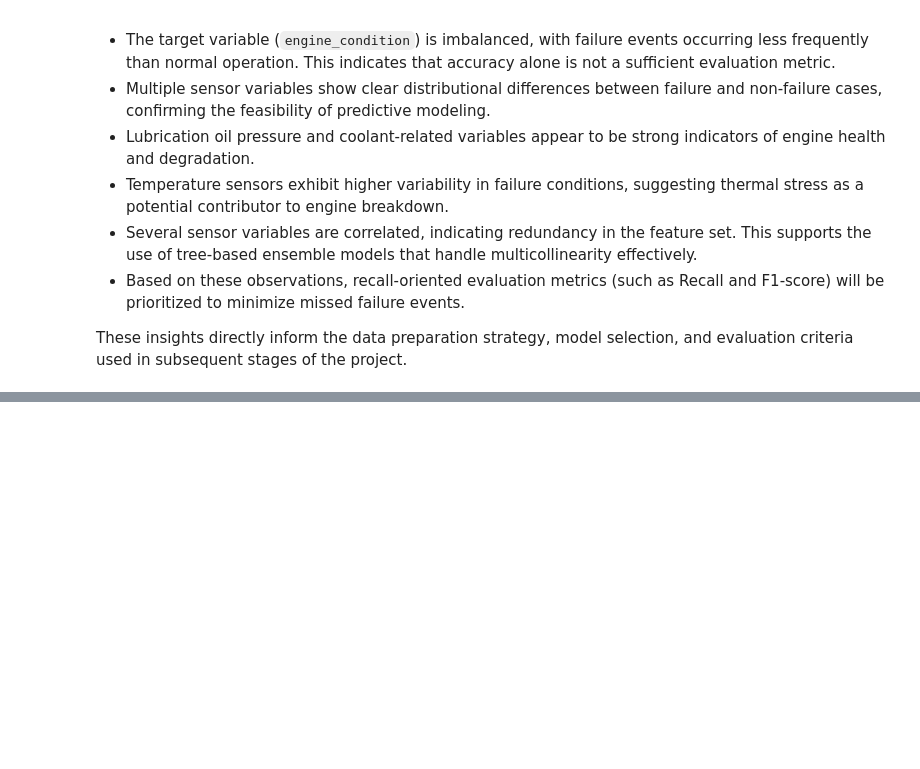
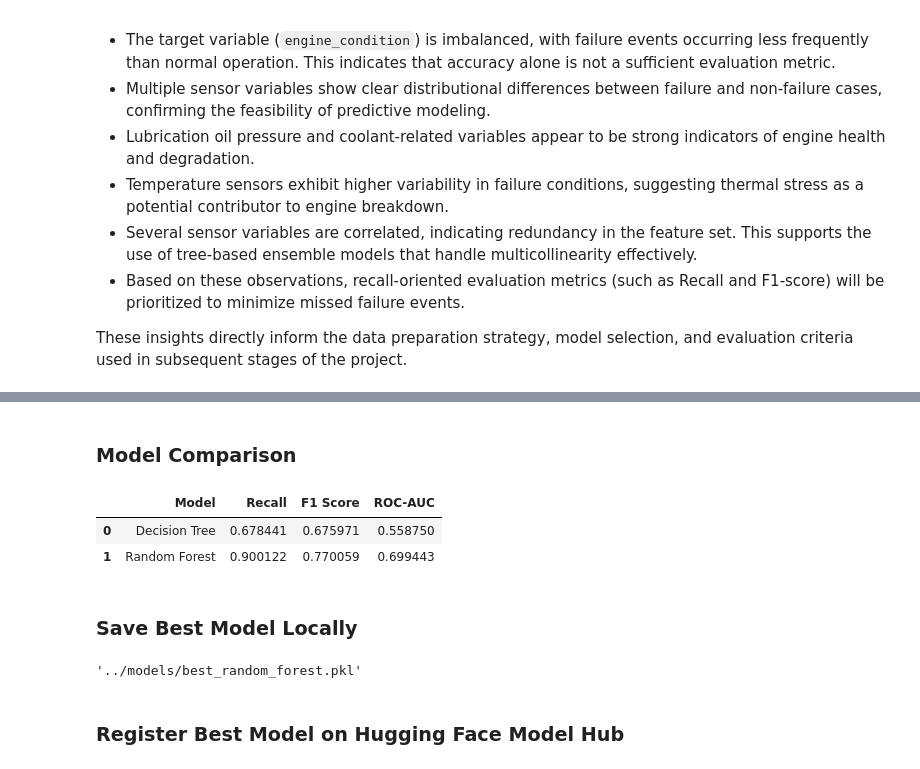
Before and after one commit to siddmkrj/predictive_maintenance, a Jupyter notebook: notebooks/predictive_maintenance.ipynb, the cells around one changed output, grey strips where cells are left out. Drawn from its saved outputs; the diff is of its cells as text; code cells hidden in the pictures; blank space fills up the shorter version.

```diff
--- a/notebooks/predictive_maintenance.ipynb
+++ b/notebooks/predictive_maintenance.ipynb
@@ -594,0 +839,39 @@ These insights directly inform the data preparation strategy, model selection, a
+# %% [markdown]
+### Model Comparison
+# %%
+from sklearn.metrics import recall_score, f1_score
+
+comparison_df = pd.DataFrame({
+    "Model": ["Decision Tree", "Random Forest"],
+    "Recall": [
+        recall_score(y_test, dt_preds),
+        recall_score(y_test, rf_preds)
+    ],
+    "F1 Score": [
+        f1_score(y_test, dt_preds),
+        f1_score(y_test, rf_preds)
+    ],
+    "ROC-AUC": [
+        roc_auc_score(y_test, dt_probs),
+        roc_auc_score(y_test, rf_probs)
+    ]
+})
+
+comparison_df
+# %% [output]
+|  | Model | Recall | F1 Score | ROC-AUC |
+| 0 | Decision Tree | 0.678441 | 0.675971 | 0.558750 |
+| 1 | Random Forest | 0.900122 | 0.770059 | 0.699443 |
+# %% [markdown]
+### Save Best Model Locally
+# %%
+import joblib
+
+model_path = "../models/best_random_forest.pkl"
+joblib.dump(best_rf, model_path)
+
+model_path
+# %% [output]
+'../models/best_random_forest.pkl'
+# %% [markdown]
+### Register Best Model on Hugging Face Model Hub
```
Also changed, not shown: parts of 32 cells of this notebook, 5 other files.
